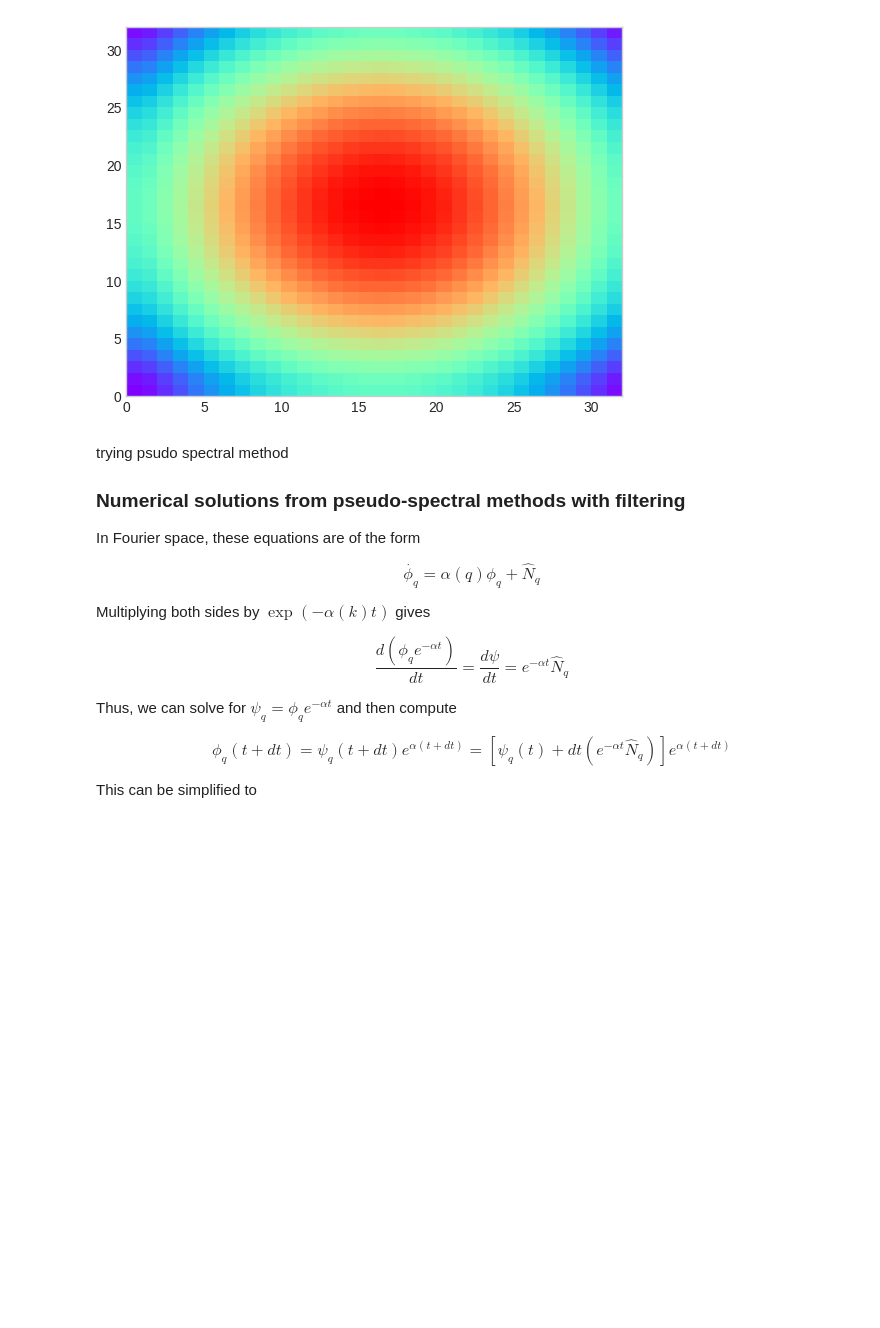
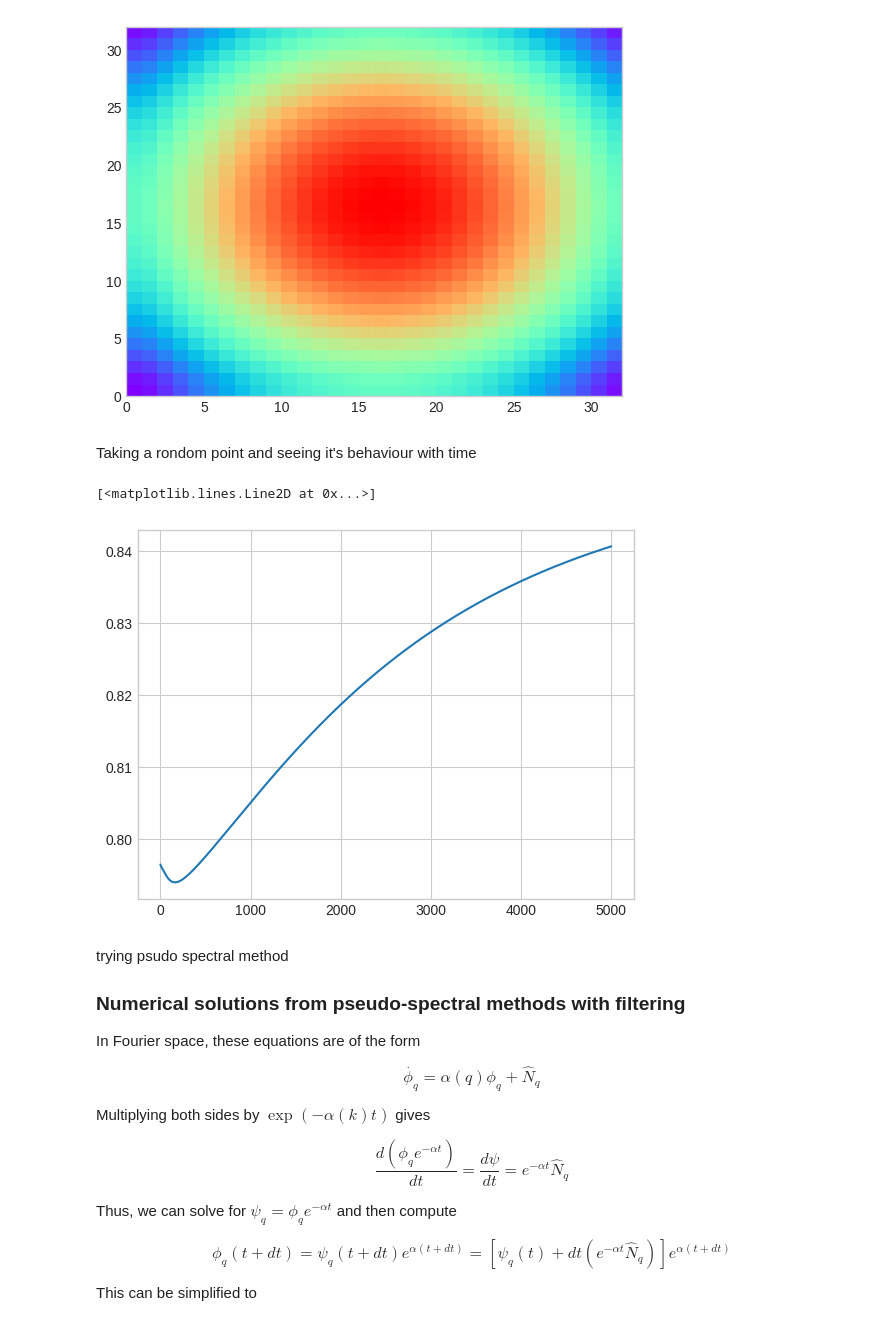
Before and after one commit to iashyam/Computational-Physics, a Jupyter notebook: Heat Equation using Spectral Method.ipynb, the cells around one changed output. Cells and saved outputs as stored; diff of their text form; code cells hidden in the pictures; blank space fills up the shorter version.

```diff
--- a/Heat Equation using Spectral Method.ipynb
+++ b/Heat Equation using Spectral Method.ipynb
@@ -115,6 +115,17 @@ for i in range(Nt):
         plt.pcolormesh(U[:,:,i], cmap='rainbow', vmin=0, vmax=(1))
         plt.title(f't = {round(i*dt)}')
         plt.pause(0.1)
+# %% [markdown]
+Taking a rondom point and seeing it's behaviour with time
+# %%
+x = np.random.choice(range(Nx))
+y = np.random.choice(range(Nx))
+
+temp_point = U[x, y, :]
+plt.plot(temp_point)
+# %% [output]
+[<matplotlib.lines.Line2D at 0x...>]
+[figure, added]
 # %% [markdown]
 trying psudo spectral method
 
```
Also changed, not shown: parts of 1 cell of this notebook.
